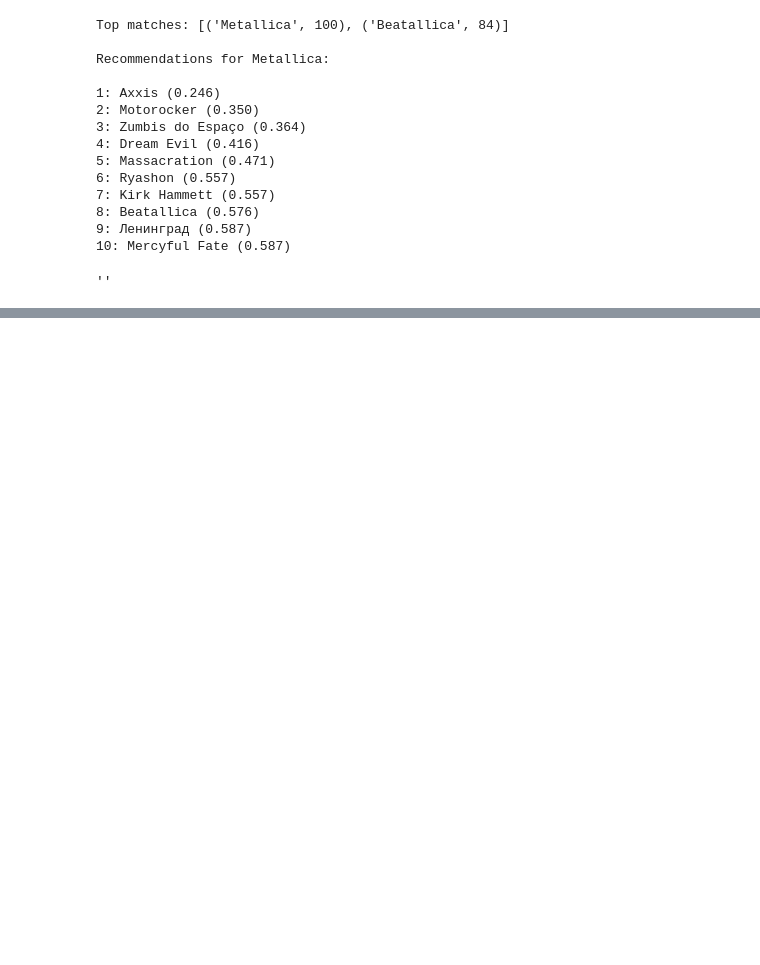
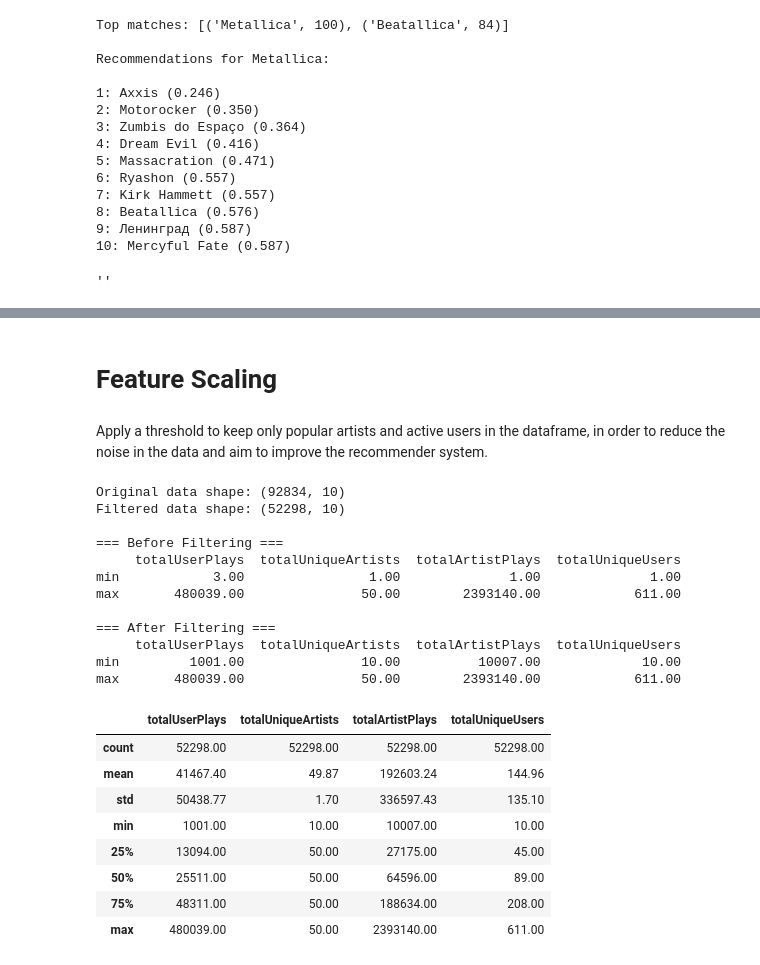
Before and after one commit to Svanzi/Music-Recommender-System, a Jupyter notebook: Collaborative_Recommender_System.ipynb, the cells around one changed output, grey strips where cells are left out. Drawn from its saved outputs; the diff is of its cells as text; code cells hidden in the pictures; blank space fills up the shorter version.

Commit message:
- Implemented a filtering function to retain only popular artists and active users based on specified thresholds. - Updated recommendation functions to utilize filtered data for improved accuracy.

```diff
--- a/Collaborative_Recommender_System.ipynb
+++ b/Collaborative_Recommender_System.ipynb
@@ -427,0 +525,57 @@ artist_recommend('britney spears', pivot_ap3, knn, 10)
+# %% [markdown]
+# Feature Scaling
+# %% [markdown]
+Apply a threshold to keep only popular artists and active users in the dataframe, in order to reduce the noise in the data and aim to improve the recommender system.
+# %%
+minPlaysPerUser = 1000          # minimum number of plays for a user to be included
+minUniqueArtistsPerUser = 10    # minimum number of unique artists for a user to be included
+minArtistPlays = 10000          # minimum number of plays for an artist to be included
+minListener = 10                # minimum number of listeners for an artist to be included
+
+def filter_data(data):
+    filtered_data = data[
+        (data['totalUserPlays'] >= minPlaysPerUser) &
+        (data['totalUniqueArtists'] >= minUniqueArtistsPerUser) &
+        (data['totalArtistPlays'] >= minArtistPlays) &
+        (data['totalUniqueUsers'] >= minListener)
+    ]
+
+    # Checks
+
+    print(f"Original data shape: {data.shape}")
+    print(f"Filtered data shape: {filtered_data.shape}")
+
+    cols = ['totalUserPlays', 'totalUniqueArtists', 'totalArtistPlays', 'totalUniqueUsers']
+    print("\n=== Before Filtering ===")
+    print(data[cols].describe().loc[['min','max']])
+    print("\n=== After Filtering ===")
+    print(filtered_data[cols].describe().loc[['min','max']])
+
+
+    display(filtered_data[['totalUserPlays','totalUniqueArtists','totalArtistPlays','totalUniqueUsers']].describe())
+
+    return filtered_data
+# %%
+ap4 = filtered_data = filter_data(ap3)
+# %% [output]
+Original data shape: (92834, 10)
+Filtered data shape: (52298, 10)
+
+=== Before Filtering ===
+     totalUserPlays  totalUniqueArtists  totalArtistPlays  totalUniqueUsers
+min            3.00                1.00              1.00              1.00
+max       480039.00               50.00        2393140.00            611.00
+
+=== After Filtering ===
+     totalUserPlays  totalUniqueArtists  totalArtistPlays  totalUniqueUsers
+min         1001.00               10.00          10007.00             10.00
+max       480039.00               50.00        2393140.00            611.00
+|  | totalUserPlays | totalUniqueArtists | totalArtistPlays | totalUniqueUsers |
+| count | 52298.00 | 52298.00 | 52298.00 | 52298.00 |
+| mean | 41467.40 | 49.87 | 192603.24 | 144.96 |
+| std | 50438.77 | 1.70 | 336597.43 | 135.10 |
+| min | 1001.00 | 10.00 | 10007.00 | 10.00 |
+| 25% | 13094.00 | 50.00 | 27175.00 | 45.00 |
+| 50% | 25511.00 | 50.00 | 64596.00 | 89.00 |
+| 75% | 48311.00 | 50.00 | 188634.00 | 208.00 |
+| max | 480039.00 | 50.00 | 2393140.00 | 611.00 |
```
Also changed, not shown: parts of 8 cells of this notebook.
